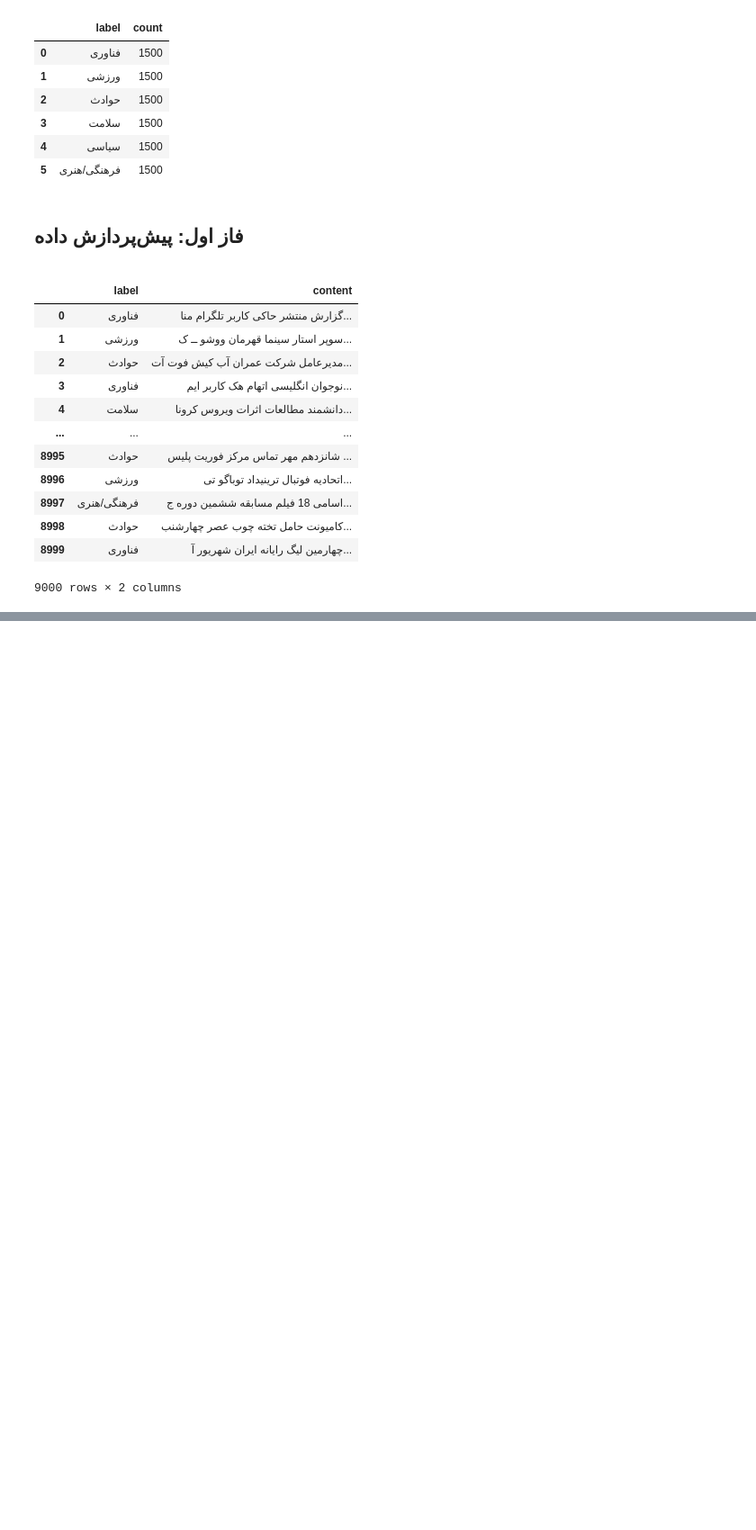
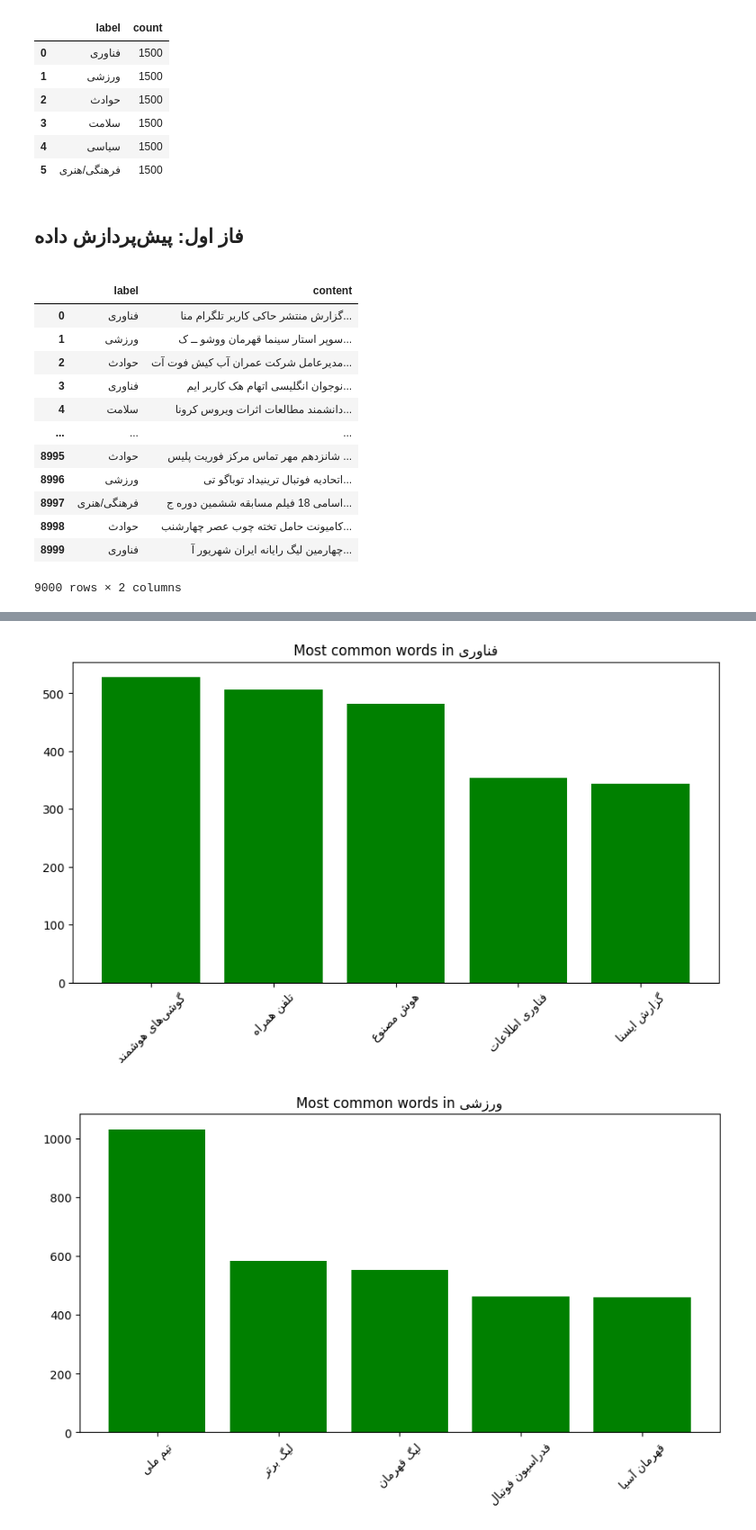
Before and after one commit to PashaBarahimi/Artificial-Intelligence-Projects, a Jupyter notebook: CA4 - Naive Bayes/AI-CA4-810199385.ipynb, the cells around one changed output, grey strips where cells are left out. Shown: that part at 90% size. Drawn from its saved outputs; the diff is of its cells as text; code cells hidden in the pictures; blank space fills up the shorter version.

```diff
--- a/CA4 - Naive Bayes/AI-CA4-810199385.ipynb
+++ b/CA4 - Naive Bayes/AI-CA4-810199385.ipynb
@@ -181,0 +348,7 @@ plot_most_common_words_for_each_label(train_df)
+# %%
+bigramClassifier = NaiveBayesClassifier(list(label_counts['label']), 2) # type: ignore
+bigramClassifier.train(train_df)
+bigramClassifier.plot_most_common_words()
+# %% [output]
+[figure, added]
+[figure, added]
```
Also changed, not shown: parts of 23 cells of this notebook.
